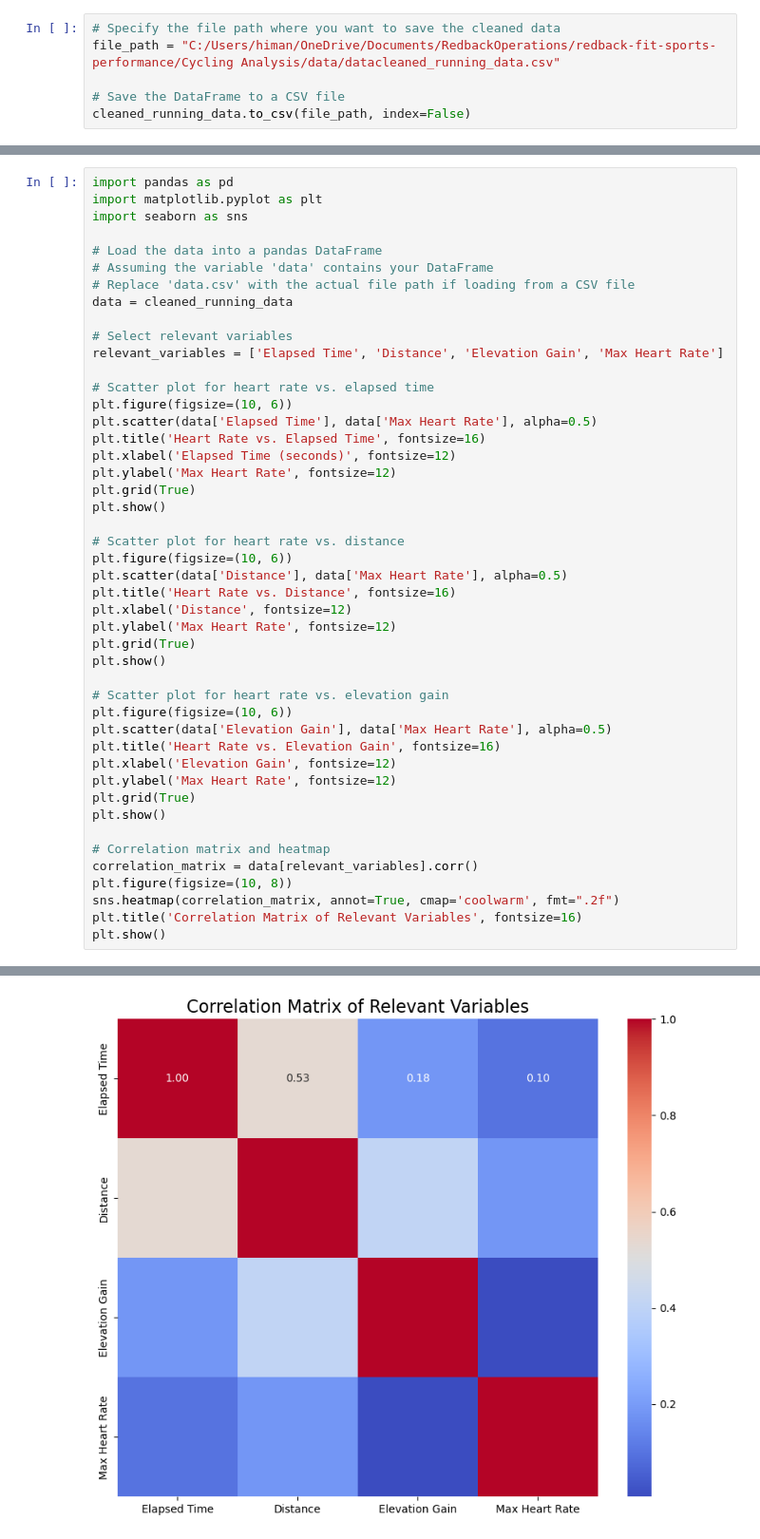
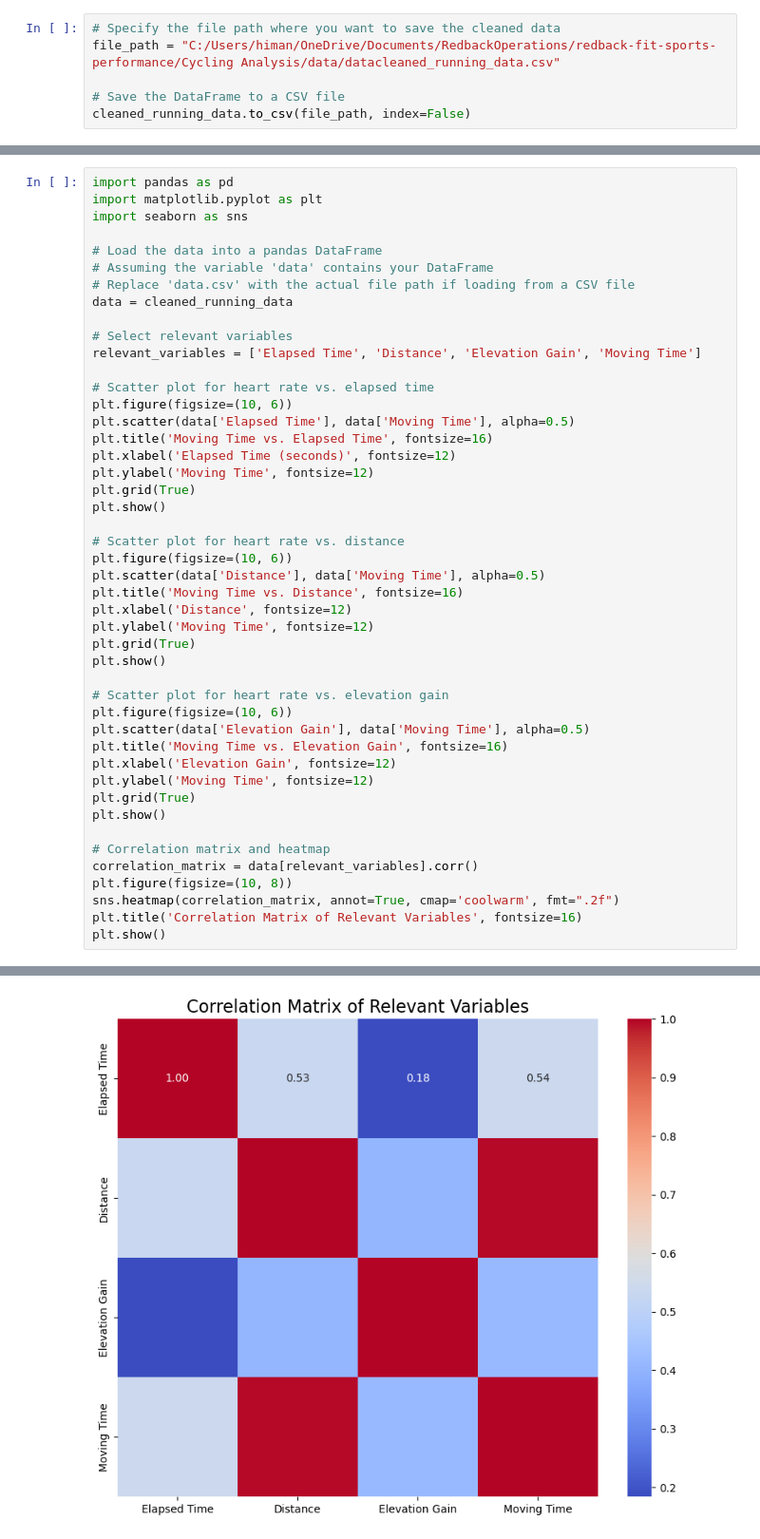
Before and after one commit to Redback-Operations/redback-fit-sports-performance, a Jupyter notebook: Cycling Analysis/dimensionalityreduction.ipynb, the cells around one changed output, grey strips where cells are left out. Shown at 95% size. Drawn from its saved outputs; the diff is of its cells as text.

```diff
--- a/Cycling Analysis/dimensionalityreduction.ipynb
+++ b/Cycling Analysis/dimensionalityreduction.ipynb
@@ -217,32 +217,32 @@ import seaborn as sns
 data = cleaned_running_data
 
 # Select relevant variables
-relevant_variables = ['Elapsed Time', 'Distance', 'Elevation Gain', 'Max Heart Rate']
+relevant_variables = ['Elapsed Time', 'Distance', 'Elevation Gain', 'Moving Time']
 
 # Scatter plot for heart rate vs. elapsed time
 plt.figure(figsize=(10, 6))
-plt.scatter(data['Elapsed Time'], data['Max Heart Rate'], alpha=0.5)
-plt.title('Heart Rate vs. Elapsed Time', fontsize=16)
+plt.scatter(data['Elapsed Time'], data['Moving Time'], alpha=0.5)
+plt.title('Moving Time vs. Elapsed Time', fontsize=16)
 plt.xlabel('Elapsed Time (seconds)', fontsize=12)
-plt.ylabel('Max Heart Rate', fontsize=12)
+plt.ylabel('Moving Time', fontsize=12)
 plt.grid(True)
 plt.show()
 
 # Scatter plot for heart rate vs. distance
 plt.figure(figsize=(10, 6))
-plt.scatter(data['Distance'], data['Max Heart Rate'], alpha=0.5)
-plt.title('Heart Rate vs. Distance', fontsize=16)
+plt.scatter(data['Distance'], data['Moving Time'], alpha=0.5)
+plt.title('Moving Time vs. Distance', fontsize=16)
 plt.xlabel('Distance', fontsize=12)
-plt.ylabel('Max Heart Rate', fontsize=12)
+plt.ylabel('Moving Time', fontsize=12)
 plt.grid(True)
 plt.show()
 
 # Scatter plot for heart rate vs. elevation gain
 plt.figure(figsize=(10, 6))
-plt.scatter(data['Elevation Gain'], data['Max Heart Rate'], alpha=0.5)
-plt.title('Heart Rate vs. Elevation Gain', fontsize=16)
+plt.scatter(data['Elevation Gain'], data['Moving Time'], alpha=0.5)
+plt.title('Moving Time vs. Elevation Gain', fontsize=16)
 plt.xlabel('Elevation Gain', fontsize=12)
-plt.ylabel('Max Heart Rate', fontsize=12)
+plt.ylabel('Moving Time', fontsize=12)
 plt.grid(True)
 plt.show()
 
@@ -259,4 +259,4 @@ plt.show()
-[figure, old version]
+[figure, new version]
 # %%
 import pandas as pd
 from sklearn.model_selection import train_test_split
```
Also changed, not shown: parts of 5 cells of this notebook, 1 other file.
